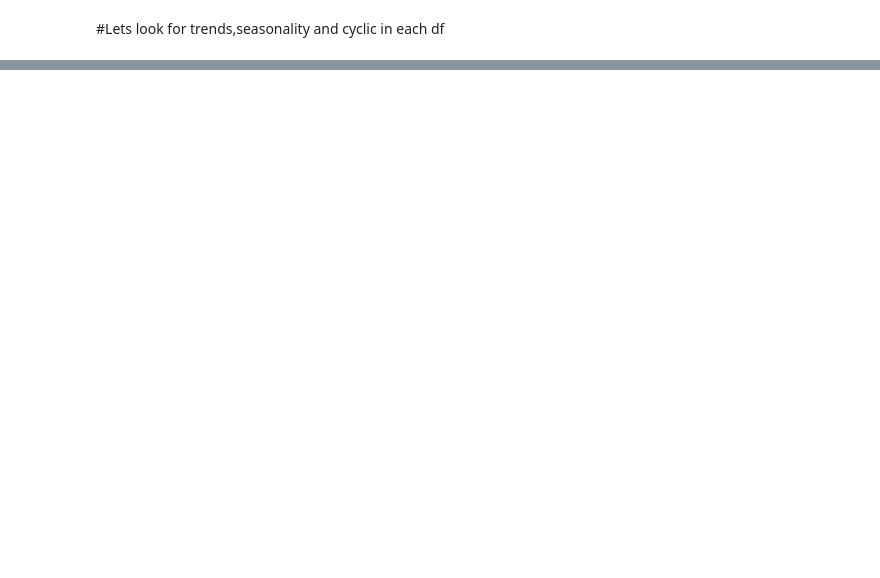
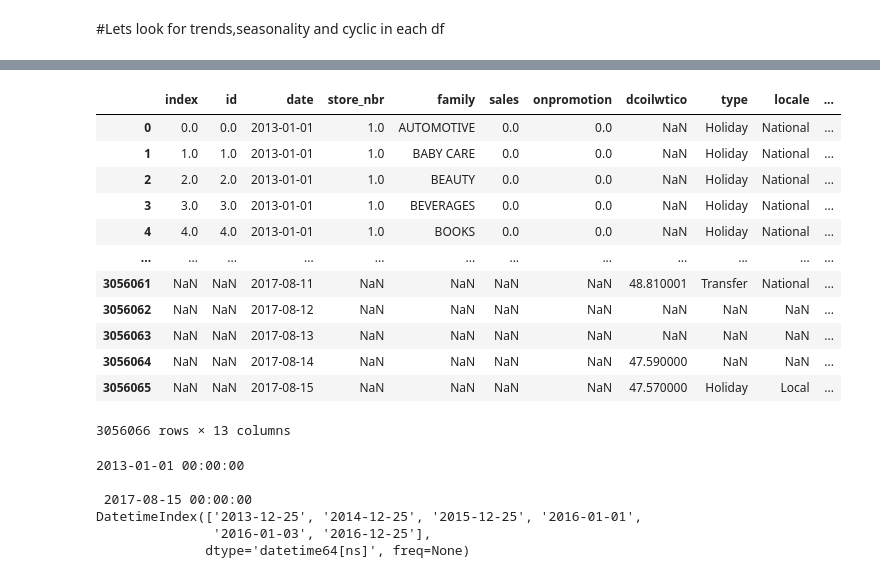
Before and after one commit to kwasichrappah/Time_series_analysis, a Jupyter notebook: sales_forecast.ipynb, the cells around one changed output, grey strips where cells are left out. Cells and saved outputs as stored; diff of their text form; code cells hidden in the pictures; blank space fills up the shorter version.

```diff
--- a/sales_forecast.ipynb
+++ b/sales_forecast.ipynb
@@ -167,2 +193,23 @@ transact_df.head(10)
 # %% [markdown]
 #Lets look for trends,seasonality and cyclic in each df
+# %%
+# Function to get the day name from a date string
+from dateutil.parser import parse
+
+def get_day_name(date_str):
+    return date_str.strftime('%A')
+
+
+day_names = []
+# Get day names for each specific date
+for date in missing_dates:
+    day = get_day_name(date)
+    day_names.append(day)
+
+
+print("Day names for specific dates:")
+for date, day_name in zip(missing_dates, day_names):
+    print(f"{date}: {day_name}")
+
+# Create a DataFrame for missing dates
+missing_dates_df = pd.DataFrame({'date': pd.to_datetime(missing_dates)})
@@ -168,0 +234,6 @@ transact_df.head(10)
+# %%
+### Adding the missing dates to the dataframe
+# Merge with specific dates to include missing dates
+sales_df = sales_df.reset_index(drop=False)
+sales_df = pd.concat([sales_df, missing_dates_df], ignore_index=True)
+sales_df
@@ -168,0 +254,3 @@ transact_df.head(10)
+# %%
+### Merging the sales and oil dataframes
+combined_df = pd.merge(sales_df, oil_df , on='date', how='left')
@@ -168,0 +275,37 @@ transact_df.head(10)
+# %%
+combined_ts_df = pd.merge(combined_df, hdays_df , on='date', how='left')
+combined_ts_df.head(10)
+# %% [output]
+|  | index | id | date | store_nbr | family | sales | onpromotion | dcoilwtico | type | locale | ... |
+| 0 | 0.0 | 0.0 | 2013-01-01 | 1.0 | AUTOMOTIVE | 0.0 | 0.0 | NaN | Holiday | National | ... |
+| 1 | 1.0 | 1.0 | 2013-01-01 | 1.0 | BABY CARE | 0.0 | 0.0 | NaN | Holiday | National | ... |
+| 2 | 2.0 | 2.0 | 2013-01-01 | 1.0 | BEAUTY | 0.0 | 0.0 | NaN | Holiday | National | ... |
+| 3 | 3.0 | 3.0 | 2013-01-01 | 1.0 | BEVERAGES | 0.0 | 0.0 | NaN | Holiday | National | ... |
+| 4 | 4.0 | 4.0 | 2013-01-01 | 1.0 | BOOKS | 0.0 | 0.0 | NaN | Holiday | National | ... |
+| ... | ... | ... | ... | ... | ... | ... | ... | ... | ... | ... | ... |
+| 3056061 | NaN | NaN | 2017-08-11 | NaN | NaN | NaN | NaN | 48.810001 | Transfer | National | ... |
+| 3056062 | NaN | NaN | 2017-08-12 | NaN | NaN | NaN | NaN | NaN | NaN | NaN | ... |
+| 3056063 | NaN | NaN | 2017-08-13 | NaN | NaN | NaN | NaN | NaN | NaN | NaN | ... |
+| 3056064 | NaN | NaN | 2017-08-14 | NaN | NaN | NaN | NaN | 47.590000 | NaN | NaN | ... |
+| 3056065 | NaN | NaN | 2017-08-15 | NaN | NaN | NaN | NaN | 47.570000 | Holiday | Local | ... |
+3056066 rows × 13 columns
+# %%
+### finding missing days in the sales data
+transact_df.isnull().sum()
+
+start_day = transact_df.index.min()
+end_day = transact_df.index.max()
+
+print(f'{start_day} \n\n {end_day}')
+
+existing_date = pd.date_range(start=start_day,end = end_day,freq="D")
+
+missing_dates = existing_date[~existing_date.isin(transact_df.index)]
+print(missing_dates)
+# %% [output]
+2013-01-01 00:00:00
+
+ 2017-08-15 00:00:00
+DatetimeIndex(['2013-12-25', '2014-12-25', '2015-12-25', '2016-01-01',
+               '2016-01-03', '2016-12-25'],
+              dtype='datetime64[ns]', freq=None)
```
Also changed, not shown: parts of 33 cells of this notebook.
